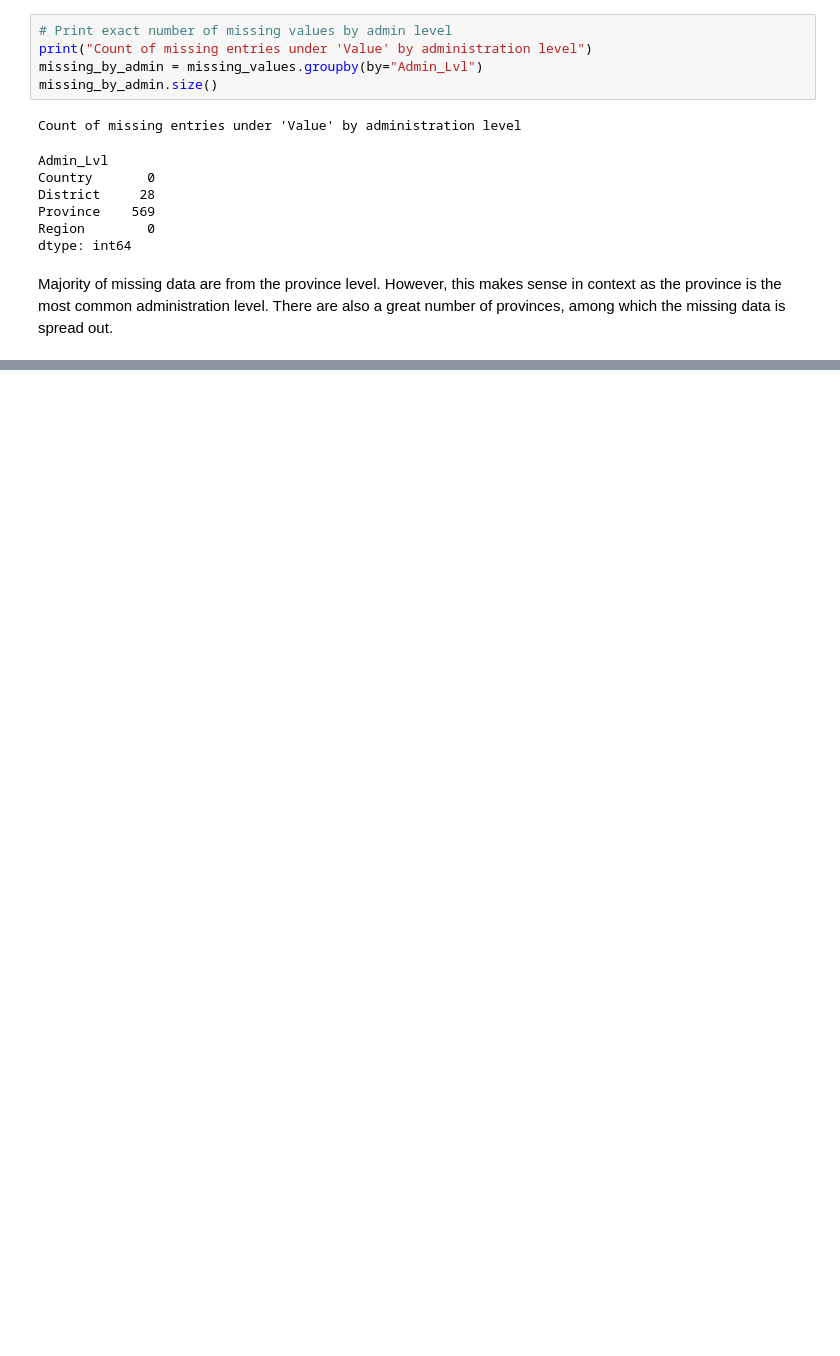
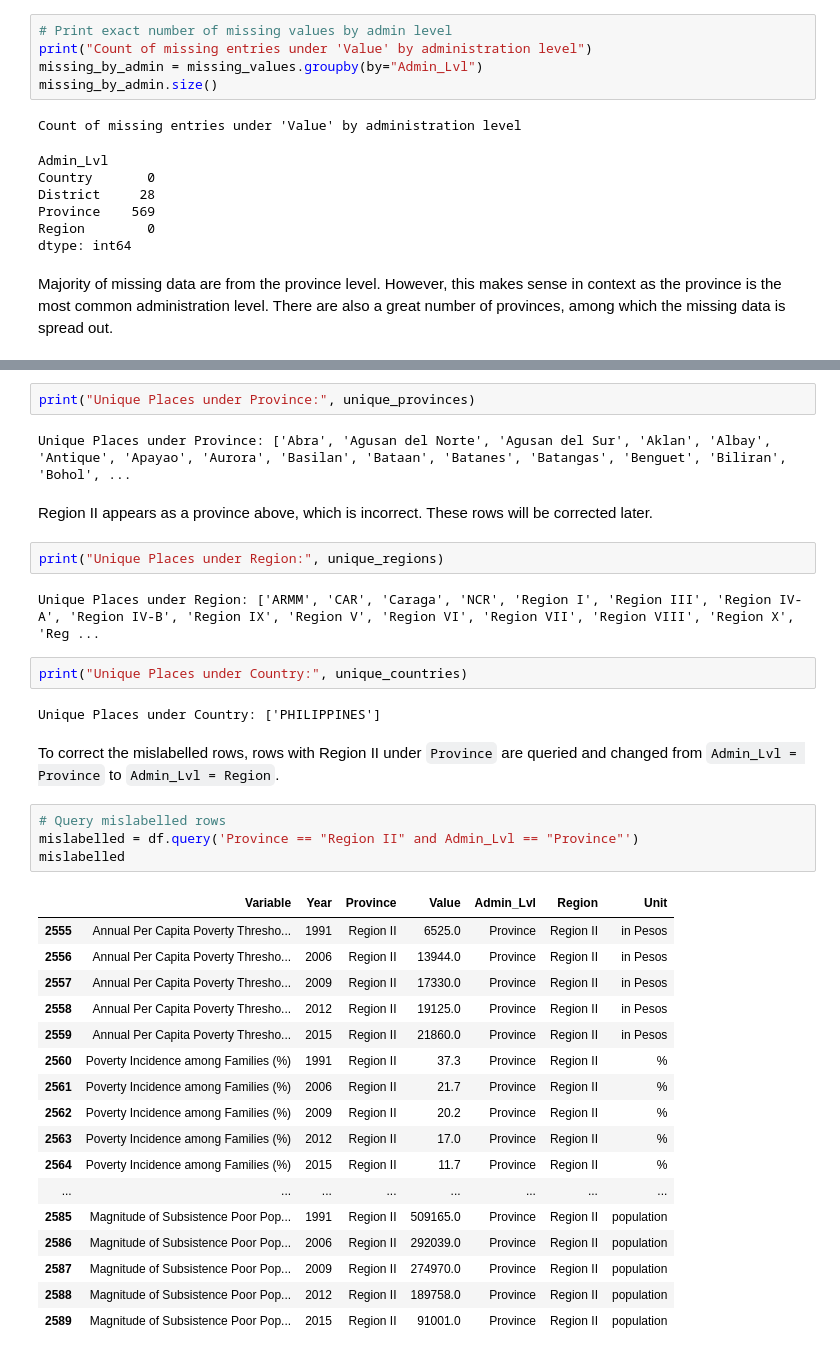
Before and after one commit to IrishMorales/ph-poverty-statistics, a Jupyter notebook: ph-poverty-statistics.ipynb, the cells around one changed output, grey strips where cells are left out. Saved outputs shown, nothing was run; the diff lists cells and outputs as text; blank space fills up the shorter version.

Commit message:
Correct mislabelled data

````diff
--- a/ph-poverty-statistics.ipynb
+++ b/ph-poverty-statistics.ipynb
@@ -516,0 +541,38 @@ Majority of missing data are from the province level. However, this makes sense
+# %%
+print("Unique Places under Province:", unique_provinces)
+# %% [output]
+Unique Places under Province: ['Abra', 'Agusan del Norte', 'Agusan del Sur', 'Aklan', 'Albay', 'Antique', 'Apayao', 'Aurora', 'Basilan', 'Bataan', 'Batanes', 'Batangas', 'Benguet', 'Biliran', 'Bohol', ...
+# %% [markdown]
+Region II appears as a province above, which is incorrect. These rows will be corrected later.
+# %%
+print("Unique Places under Region:", unique_regions)
+# %% [output]
+Unique Places under Region: ['ARMM', 'CAR', 'Caraga', 'NCR', 'Region I', 'Region III', 'Region IV-A', 'Region IV-B', 'Region IX', 'Region V', 'Region VI', 'Region VII', 'Region VIII', 'Region X', 'Reg ...
+# %%
+print("Unique Places under Country:", unique_countries)
+# %% [output]
+Unique Places under Country: ['PHILIPPINES']
+# %% [markdown]
+To correct the mislabelled rows, rows with Region II under ```Province``` are queried and changed from ```Admin_Lvl = Province``` to  ```Admin_Lvl = Region```.
+# %%
+# Query mislabelled rows
+mislabelled = df.query('Province == "Region II" and Admin_Lvl == "Province"')
+mislabelled
+# %% [output]
+|  | Variable | Year | Province | Value | Admin_Lvl | Region | Unit |
+| 2555 | Annual Per Capita Poverty Thresho... | 1991 | Region II | 6525.0 | Province | Region II | in Pesos |
+| 2556 | Annual Per Capita Poverty Thresho... | 2006 | Region II | 13944.0 | Province | Region II | in Pesos |
+| 2557 | Annual Per Capita Poverty Thresho... | 2009 | Region II | 17330.0 | Province | Region II | in Pesos |
+| 2558 | Annual Per Capita Poverty Thresho... | 2012 | Region II | 19125.0 | Province | Region II | in Pesos |
+| 2559 | Annual Per Capita Poverty Thresho... | 2015 | Region II | 21860.0 | Province | Region II | in Pesos |
+| 2560 | Poverty Incidence among Families (%) | 1991 | Region II | 37.3 | Province | Region II | % |
+| 2561 | Poverty Incidence among Families (%) | 2006 | Region II | 21.7 | Province | Region II | % |
+| 2562 | Poverty Incidence among Families (%) | 2009 | Region II | 20.2 | Province | Region II | % |
+| 2563 | Poverty Incidence among Families (%) | 2012 | Region II | 17.0 | Province | Region II | % |
+| 2564 | Poverty Incidence among Families (%) | 2015 | Region II | 11.7 | Province | Region II | % |
+| ... | ... | ... | ... | ... | ... | ... | ... |
+| 2585 | Magnitude of Subsistence Poor Pop... | 1991 | Region II | 509165.0 | Province | Region II | population |
+| 2586 | Magnitude of Subsistence Poor Pop... | 2006 | Region II | 292039.0 | Province | Region II | population |
+| 2587 | Magnitude of Subsistence Poor Pop... | 2009 | Region II | 274970.0 | Province | Region II | population |
+| 2588 | Magnitude of Subsistence Poor Pop... | 2012 | Region II | 189758.0 | Province | Region II | population |
+| 2589 | Magnitude of Subsistence Poor Pop... | 2015 | Region II | 91001.0 | Province | Region II | population |
````
Also changed, not shown: parts of 14 cells of this notebook.
